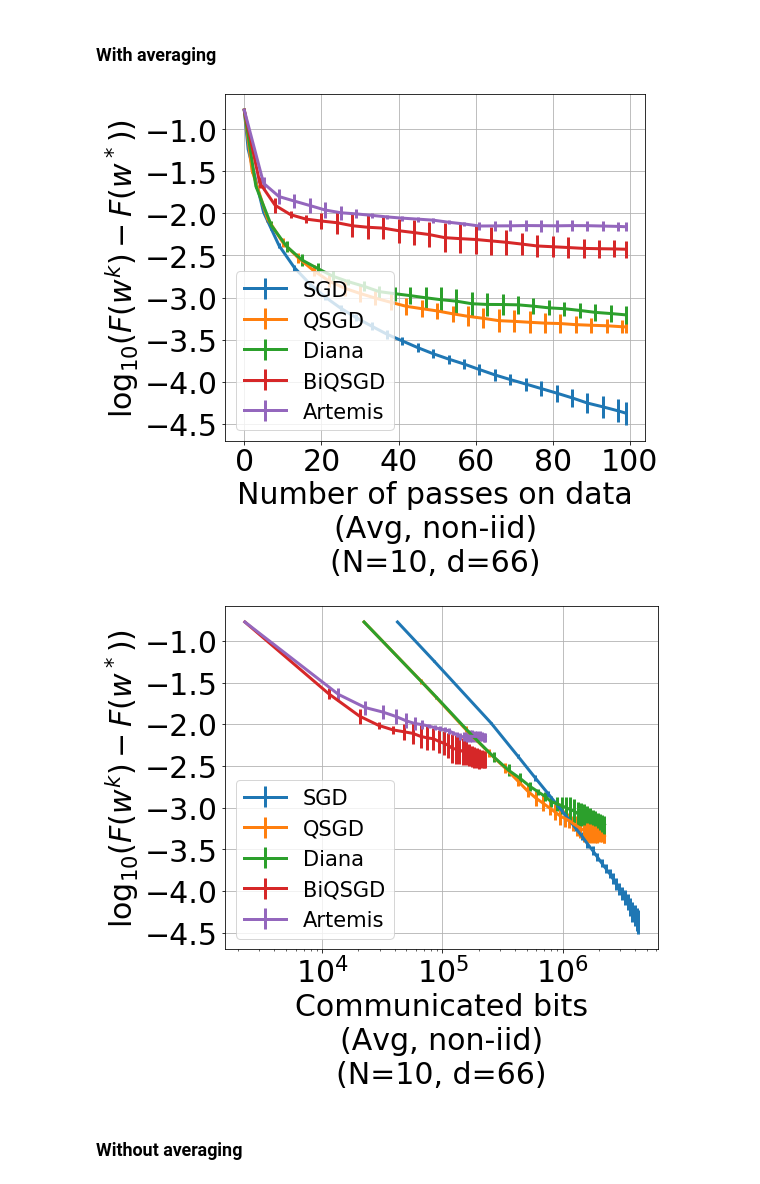
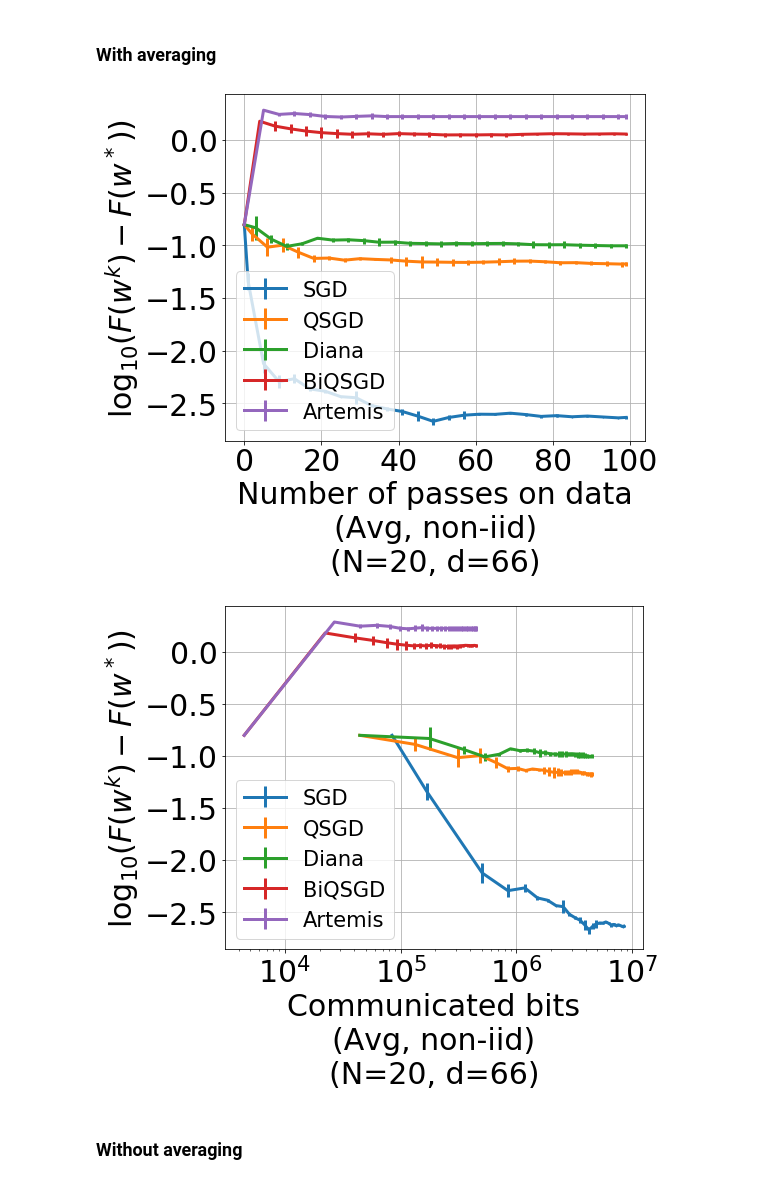
Before and after one commit to philipco/artemis-bidirectional-compression, a Jupyter notebook: notebook/quantum.ipynb, the cells around one changed output. Cells and saved outputs as stored; diff of their text form; code cells hidden in the pictures.

```diff
--- a/notebook/quantum.ipynb
+++ b/notebook/quantum.ipynb
@@ -37,7 +37,7 @@ from src.utils.runner.ResultsOfSeveralDescents import ResultsOfSeveralDescents
 
 filename = "quantum"
 
-nb_devices_for_the_run = 10
+nb_devices_for_the_run = 20
 # %% [markdown]
 # Data preparation
 # %%
@@ -401,20 +420,19 @@ Wall time: 34.7 s
 # %% [markdown]
 ### With averaging
 # %%
-# TEMPORARY - Because the new clusters are different from the ones used to generate the figures.
-obj = pickle_loader(filename + "-noniid-obj_min") + 0.0149
+obj = pickle_loader(filename + "-noniid-obj_min")
 res = pickle_loader(filename + "-noniid-descent")
 
 plot_error_dist(res.get_loss(obj, averaged=True), res.names, res.nb_devices_for_the_run, dim_notebook,
                 all_error=res.get_std(obj, averaged=True),
                 x_legend="Number of passes on data\n(Avg, non-iid)")
 
 plot_error_dist(res.get_loss(obj, averaged=True), res.names, res.nb_devices_for_the_run, dim_notebook,
                 x_points=res.X_number_of_bits,
                 x_legend="Communicated bits\n(Avg, non-iid)", all_error=res.get_std(obj, averaged=True))
 # %% [output]
-[figure, old version]
+[figure, new version]
-[figure, old version]
+[figure, new version]
 # %% [markdown]
 ### Without averaging
 # %%
```
Also changed, not shown: parts of 25 cells of this notebook, 16 other files.
